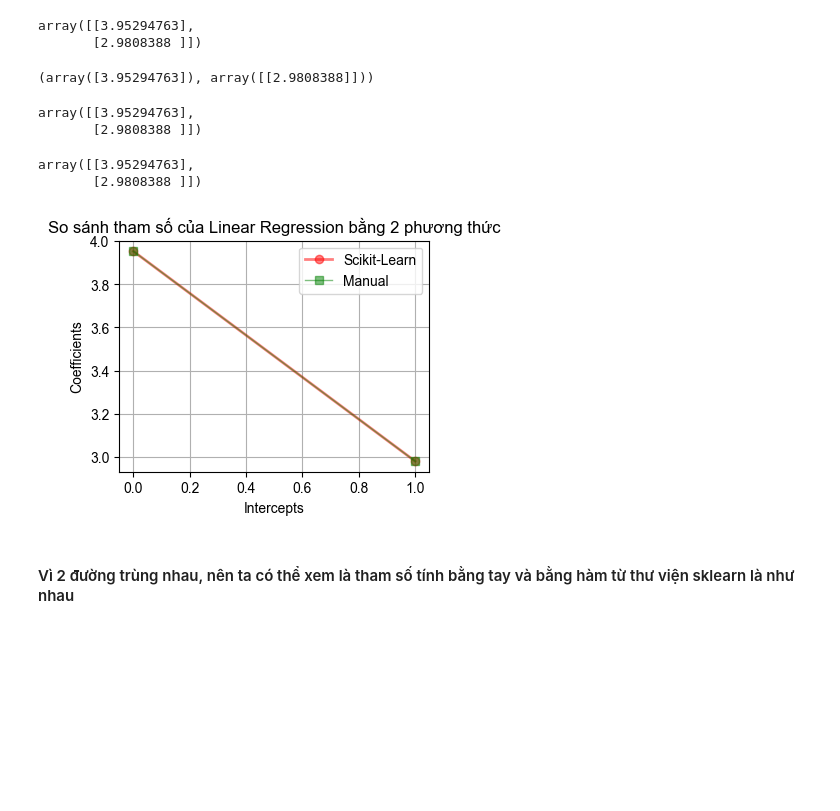
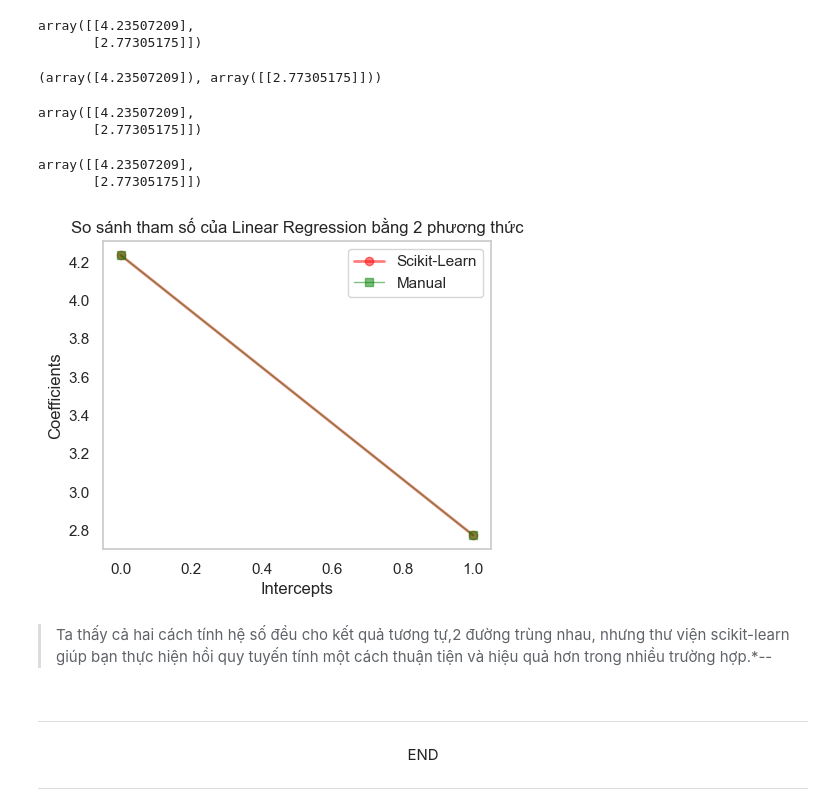
Before and after one commit to Junkohoutarou/Statistical-Machine-Learning, a Jupyter notebook: linear regression.ipynb, the cells around one changed output. Cells and saved outputs as stored; diff of their text form; code cells hidden in the pictures; blank space fills up the shorter version.

Commit message:
linear regression by python

```diff
--- a/linear regression.ipynb
+++ b/linear regression.ipynb
@@ -61,20 +90,0 @@ plt.show()
-# %%
-import numpy as np
-import matplotlib.pyplot as plt
-from sklearn.preprocessing import PolynomialFeatures
-from sklearn.linear_model import LinearRegression
-
-# Khởi tạo dữ liệu huấn luyện
-m = 100
-X = 6 * np.random.rand(m, 1) - 3
-y = 0.5 * X**2 + X + 2 + np.random.randn(m, 1)
-
-# Thêm giá trị bias_term vào dữ liệu X ban đầu
-X_b = np.c_[np.ones((100, 1)), X]
-
-# Vẽ biểu đồ
-plt.plot(X, y,"b.")
-plt.xlabel("X")
-plt.ylabel("y")
-plt.title("Biểu đồ dữ liệu (X, y)")
-plt.show()
@@ -182,6 +97,6 @@ X_new_b = np.c_[np.ones((2, 1)), X_new]
 y_pred_l = X_new_b.dot(theta_best_l)
 theta_best_l
 # %% [output]
-array([[3.95294763],
-       [2.9808388 ]])
+array([[4.23507209],
+       [2.77305175]])
 # %%
@@ -193,37 +109,43 @@ y_sklearn_pred_l = lin_reg.predict(X_new)
 # %%
 lin_reg.intercept_, lin_reg.coef_
 # %% [output]
-(array([3.95294763]), array([[2.9808388]]))
+(array([4.23507209]), array([[2.77305175]]))
 # %%
-# Chuyển intercept_ thành một ma trận hai chiều
+# Chuyển hệ số chặn intercept_ thành một ma trận hai chiều
 intercept_matrix = np.array([lin_reg.intercept_])
 
 theta_best_l_sklearn = np.concatenate((intercept_matrix, lin_reg.coef_), axis=0)
 theta_best_l_sklearn
 # %% [output]
-array([[3.95294763],
-       [2.9808388 ]])
+array([[4.23507209],
+       [2.77305175]])
 # %%
 theta_best_l
 # %% [output]
-array([[3.95294763],
-       [2.9808388 ]])
+array([[4.23507209],
+       [2.77305175]])
 # %%
-plt.figure(figsize=(4, 3))
+import matplotlib.pyplot as plt
+import seaborn as sns
+plt.figure(figsize=(5, 4))
 plt.plot(theta_best_l_sklearn, label="Scikit-Learn",  color="red", linewidth=2, marker="o", alpha=0.5)
 plt.plot(theta_best_l, label="Manual",color="green", linewidth=1, marker="s", alpha=0.5)
 
 
 plt.xlabel("Intercepts")
 plt.ylabel("Coefficients")
 plt.legend()
 plt.title("So sánh tham số của Linear Regression bằng 2 phương thức")
 
 # Sử dụng seaborn để làm đẹp biểu đồ
-sns.set()
+sns.set
 plt.grid()
 plt.show()
 # %% [output]
-[figure, old version]
+[figure, new version]
-# %% [markdown]
-#### Vì 2 đường trùng nhau, nên ta có thể xem là tham số tính bằng tay và bằng hàm từ thư viện sklearn là như nhau
+# %% [markdown]
+>Ta thấy cả hai cách tính hệ số đều cho kết quả tương tự,2 đường trùng nhau, nhưng thư viện scikit-learn giúp bạn thực hiện hồi quy tuyến tính một cách thuận tiện và hiệu quả hơn trong nhiều trường hợp.*--
+# %% [markdown]
+<hr>
+<center>END</center>
+<hr>
```
Also changed, not shown: parts of 28 cells of this notebook, 1 other file.
